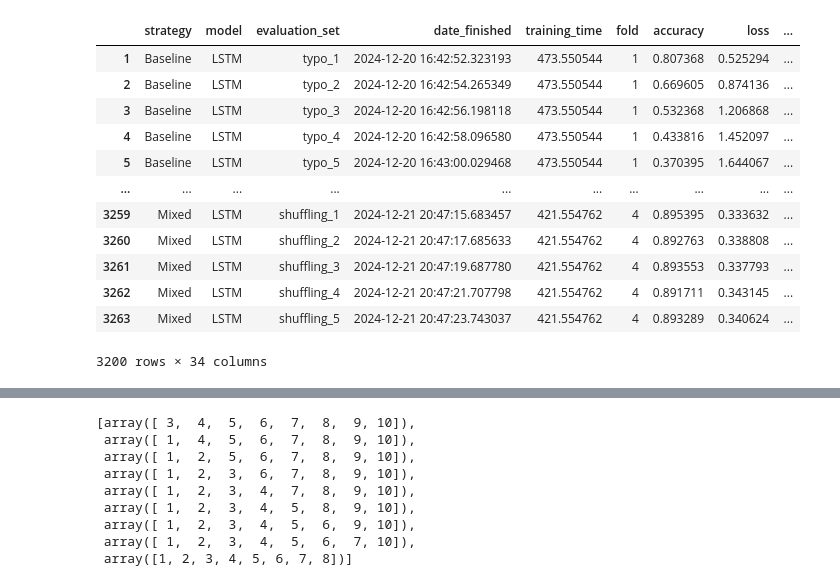
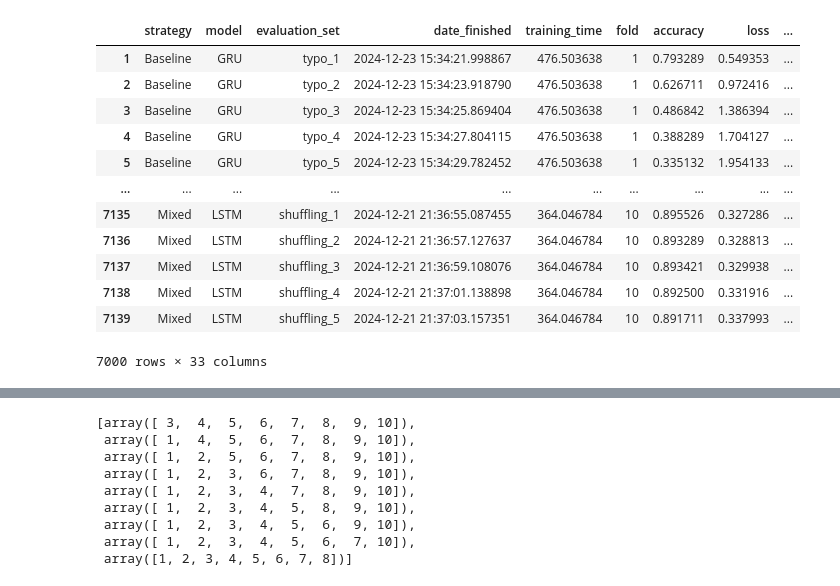
Before and after one commit to vmberto/ni-experiments, a Jupyter notebook: notebooks/agnews_miscoverage.ipynb, the cells around one changed output, grey strips where cells are left out. Cells and saved outputs as stored; diff of their text form; code cells hidden in the pictures.

```diff
--- a/notebooks/agnews_miscoverage.ipynb
+++ b/notebooks/agnews_miscoverage.ipynb
@@ -32,49 +30,50 @@ def set_x_lim(ax, x_min, x_max):
     ax.set_xlim(x_min, x_max)
     ax.set_xticks(x_ticks)
 # %%
-results = pd.read_csv(f'../output/{FILENAME}.csv')
+results = pd.read_csv(f'../results/agnews/raw_lstm_all_strategies_result.csv')
 
 results['evaluation_set'] = results['evaluation_set'].str.replace(' ', '_').str.lower()
 results['evaluation_set'] = results['evaluation_set'].str.replace('-', '_').str.lower()
-characterization_df = pd.read_csv('../results/agnews/corruptions_characterization.csv')
-characterization_df['corruption'] = characterization_df['corruption'].str.replace(' ', '_').str.lower()
+characterization_df = pd.read_csv('../results/agnews/agnews_c_divergences_categories.csv')
+characterization_df['corruption_type'] = characterization_df['corruption_type'].str.replace(' ', '_').str.lower()
 merged_results = results.merge(
-    characterization_df[['corruption', 'characterization']],
+    characterization_df[['corruption_type', 'characterization']],
     left_on='evaluation_set',
-    right_on='corruption',
+    right_on='corruption_type',
     how='left'
 )
 merged_results['Severity'] = np.where(
     merged_results['evaluation_set'] == 'in_distribution',
     'In-Distribution',
     merged_results['characterization']
 )
-merged_results.drop(columns=['corruption'], inplace=True)
+merged_results.drop(columns=['corruption_type'], inplace=True)
+merged_results.drop(columns=['characterization'], inplace=True)
 results = merged_results
 
 results['evaluation_set'] = results['evaluation_set'].str.replace(' 1', '')
 results['evaluation_set'] = results['evaluation_set'].str.replace(' 2', '')
 results['evaluation_set'] = results['evaluation_set'].str.replace(' 3', '')
 results['evaluation_set'] = results['evaluation_set'].str.replace(' 4', '')
 results['evaluation_set'] = results['evaluation_set'].str.replace(' 5', '')
 
 results_ood = results[results['evaluation_set'] != 'in_distribution']
 
 results_in = results[results['evaluation_set'] == 'in_distribution']
-results_in.loc[:, 'Severity'] = 'In Distribution'
+results_in.loc[:, 'Severity'] = 'In-Distribution'
 
 results_ood
 # %% [output]
 |  | strategy | model | evaluation_set | date_finished | training_time | fold | accuracy | loss | ... |
-| 1 | Baseline | LSTM | typo_1 | 2024-12-20 16:42:52.323193 | 473.550544 | 1 | 0.807368 | 0.525294 | ... |
-| 2 | Baseline | LSTM | typo_2 | 2024-12-20 16:42:54.265349 | 473.550544 | 1 | 0.669605 | 0.874136 | ... |
-| 3 | Baseline | LSTM | typo_3 | 2024-12-20 16:42:56.198118 | 473.550544 | 1 | 0.532368 | 1.206868 | ... |
-| 4 | Baseline | LSTM | typo_4 | 2024-12-20 16:42:58.096580 | 473.550544 | 1 | 0.433816 | 1.452097 | ... |
-| 5 | Baseline | LSTM | typo_5 | 2024-12-20 16:43:00.029468 | 473.550544 | 1 | 0.370395 | 1.644067 | ... |
+| 1 | Baseline | GRU | typo_1 | 2024-12-23 15:34:21.998867 | 476.503638 | 1 | 0.793289 | 0.549353 | ... |
+| 2 | Baseline | GRU | typo_2 | 2024-12-23 15:34:23.918790 | 476.503638 | 1 | 0.626711 | 0.972416 | ... |
+| 3 | Baseline | GRU | typo_3 | 2024-12-23 15:34:25.869404 | 476.503638 | 1 | 0.486842 | 1.386394 | ... |
+| 4 | Baseline | GRU | typo_4 | 2024-12-23 15:34:27.804115 | 476.503638 | 1 | 0.388289 | 1.704127 | ... |
+| 5 | Baseline | GRU | typo_5 | 2024-12-23 15:34:29.782452 | 476.503638 | 1 | 0.335132 | 1.954133 | ... |
 | ... | ... | ... | ... | ... | ... | ... | ... | ... | ... |
-| 3259 | Mixed | LSTM | shuffling_1 | 2024-12-21 20:47:15.683457 | 421.554762 | 4 | 0.895395 | 0.333632 | ... |
-| 3260 | Mixed | LSTM | shuffling_2 | 2024-12-21 20:47:17.685633 | 421.554762 | 4 | 0.892763 | 0.338808 | ... |
-| 3261 | Mixed | LSTM | shuffling_3 | 2024-12-21 20:47:19.687780 | 421.554762 | 4 | 0.893553 | 0.337793 | ... |
-| 3262 | Mixed | LSTM | shuffling_4 | 2024-12-21 20:47:21.707798 | 421.554762 | 4 | 0.891711 | 0.343145 | ... |
-| 3263 | Mixed | LSTM | shuffling_5 | 2024-12-21 20:47:23.743037 | 421.554762 | 4 | 0.893289 | 0.340624 | ... |
+| 7135 | Mixed | LSTM | shuffling_1 | 2024-12-21 21:36:55.087455 | 364.046784 | 10 | 0.895526 | 0.327286 | ... |
+| 7136 | Mixed | LSTM | shuffling_2 | 2024-12-21 21:36:57.127637 | 364.046784 | 10 | 0.893289 | 0.328813 | ... |
+| 7137 | Mixed | LSTM | shuffling_3 | 2024-12-21 21:36:59.108076 | 364.046784 | 10 | 0.893421 | 0.329938 | ... |
+| 7138 | Mixed | LSTM | shuffling_4 | 2024-12-21 21:37:01.138898 | 364.046784 | 10 | 0.892500 | 0.331916 | ... |
+| 7139 | Mixed | LSTM | shuffling_5 | 2024-12-21 21:37:03.157351 | 364.046784 | 10 | 0.891711 | 0.337993 | ... |
-3200 rows × 34 columns
+7000 rows × 33 columns
```
Also changed, not shown: parts of 4 cells of this notebook, 5 other files.
